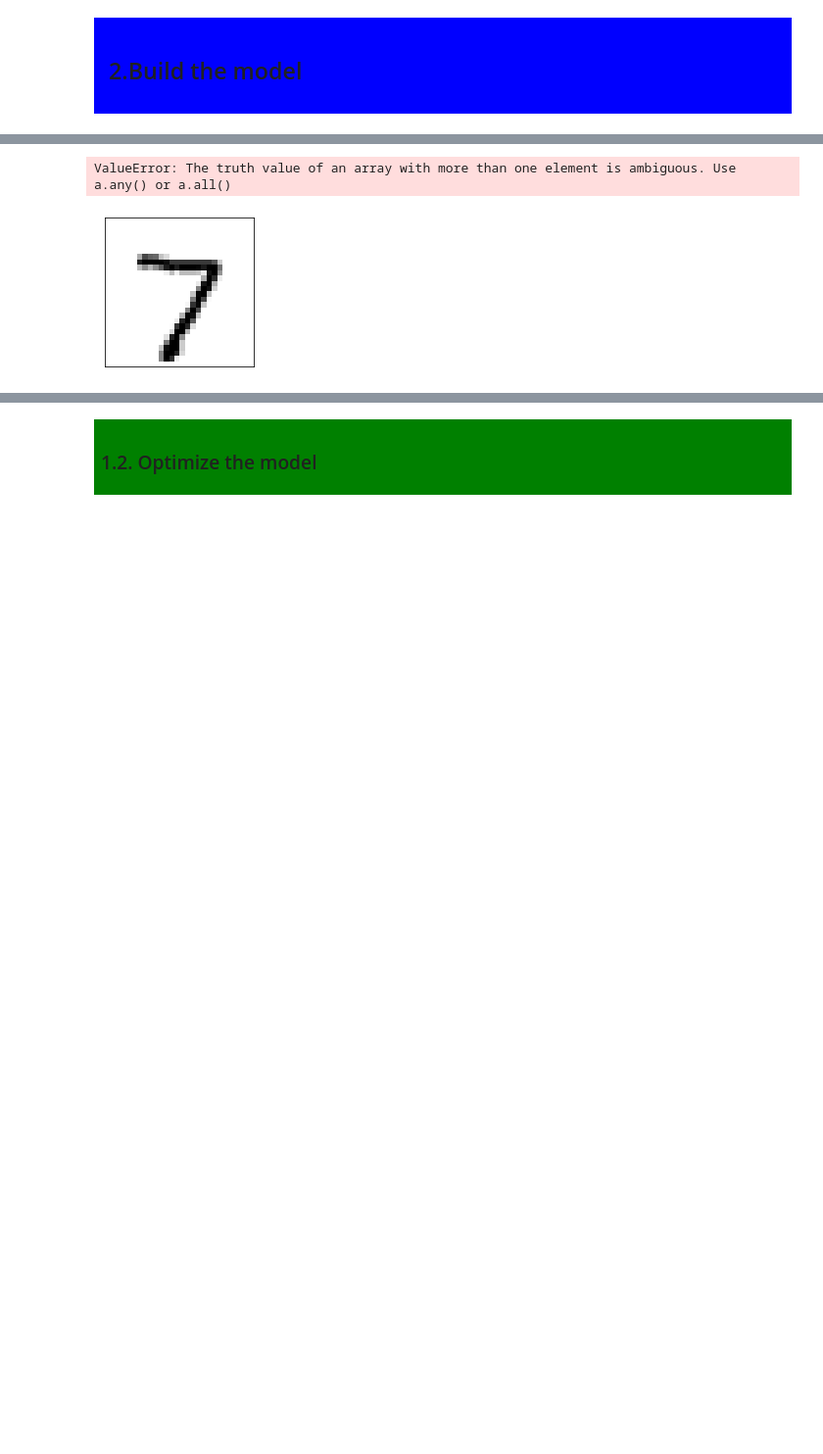
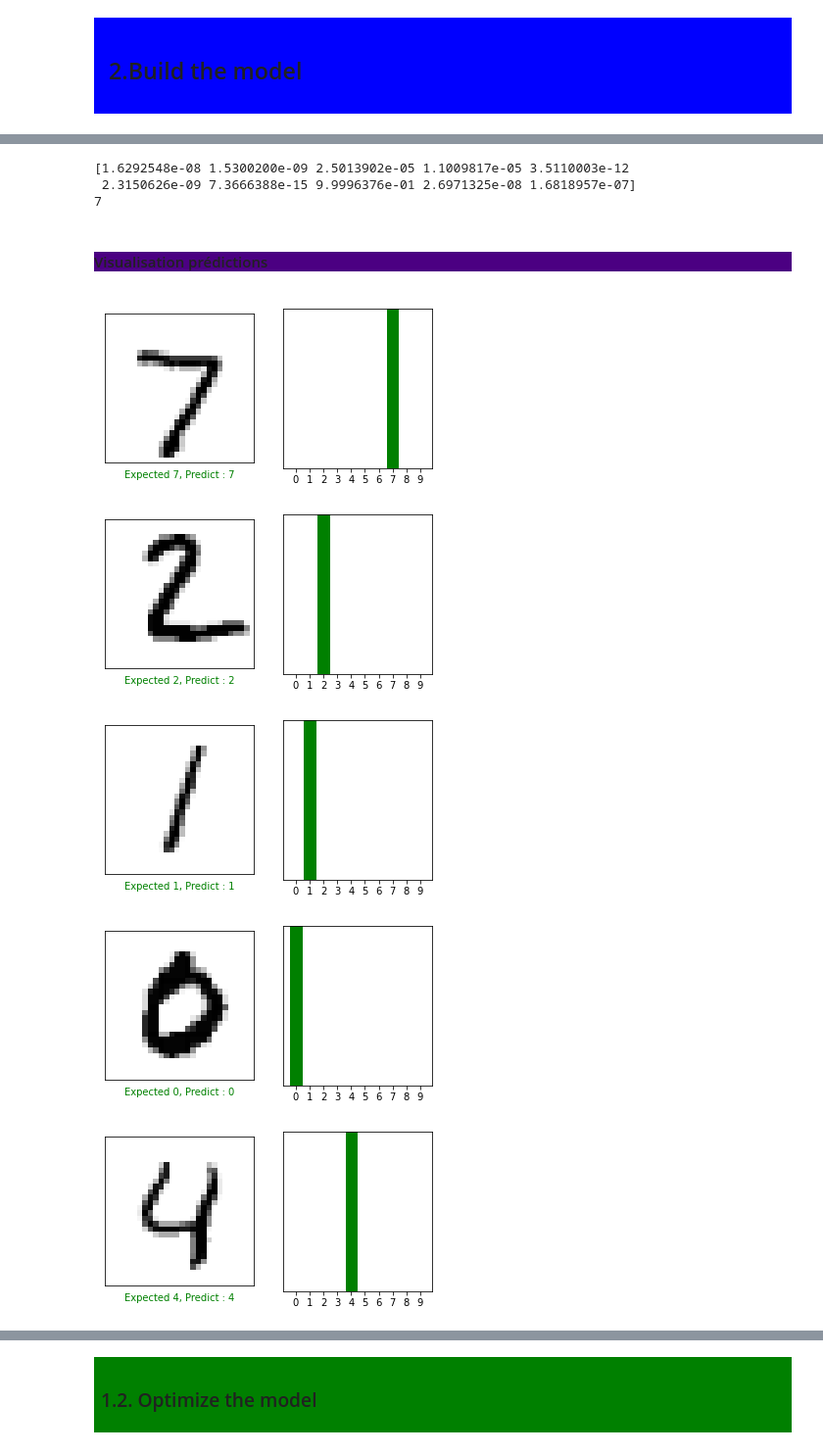
Before and after one commit to aurao22/projet_laposte, a Jupyter notebook: laposte_creation_modele.ipynb, the cells around one changed output, grey strips where cells are left out. Shown: that part at 98% size. Cells and saved outputs as stored; diff of their text form; code cells hidden in the pictures; blank space fills up the shorter version.

```diff
--- a/laposte_creation_modele.ipynb
+++ b/laposte_creation_modele.ipynb
@@ -93,0 +59,22 @@ Epoch 1/5
+# %%
+checkpoint_path = "model/cp.ckpt"
+model_save_path = 'model/my_model'
+# %%
+model3 = create_model(input_shape=input_shape, num_classes=num_classes)
+
+if checkpoint_path is not None:
+    checkpoint_dir = os.path.dirname(checkpoint_path)
+    # Create a callback that saves the model's weights
+    cp_callback = tf.keras.callbacks.ModelCheckpoint(filepath=checkpoint_path,
+                                                 save_weights_only=True,
+                                                 verbose=verbose)
+
+    # Save the weights using the `checkpoint_path` format
+    model3.save_weights(checkpoint_path.format(epoch=0))
+
+    history3 = model3.fit(x_train, y_train, batch_size=batch_size, epochs=epochs, validation_split=0.1, callbacks=[cp_callback])
+else:
+    history3 = model3.fit(x_train, y_train, batch_size=batch_size, epochs=epochs, validation_split=0.1)
+
+print(model3.evaluate(x_test,  y_test, verbose=2))
+plot_history(history3.history,loss_name='loss', precision='accuracy', loss_val_name='val_loss', precision_val='val_accuracy')
@@ -100,5 +104,22 @@ predictions = model3(x_test[:1]).numpy()
+# %%
+nb_tests = 5
+predictions = model3(x_test[:nb_tests]).numpy()
+print(predictions[0])
+print(np.argmax(np.round(predictions[0], 2)))
+# %% [output]
+[1.6292548e-08 1.5300200e-09 2.5013902e-05 1.1009817e-05 3.5110003e-12
+ 2.3150626e-09 7.3666388e-15 9.9996376e-01 2.6971325e-08 1.6818957e-07]
+7
+# %% [markdown]
+<div style="display: flex; background-color: indigo;" >
+
+#### Visualisation prédictions
+</div>
 # %%
-plot_pred(x=x_test, y=y_test, predictions=predictions, range=range(0,1))
+plot_pred(x=x_test, y=y_test, predictions=predictions, range=range(0,nb_tests))
 # %% [output]
-ValueError: The truth value of an array with more than one element is ambiguous. Use a.any() or a.all()
-[figure, old version]
+[figure, new version]
+[figure, added]
+[figure, added]
+[figure, added]
+[figure, added]
```
Also changed, not shown: parts of 18 cells of this notebook, 3 other files.
